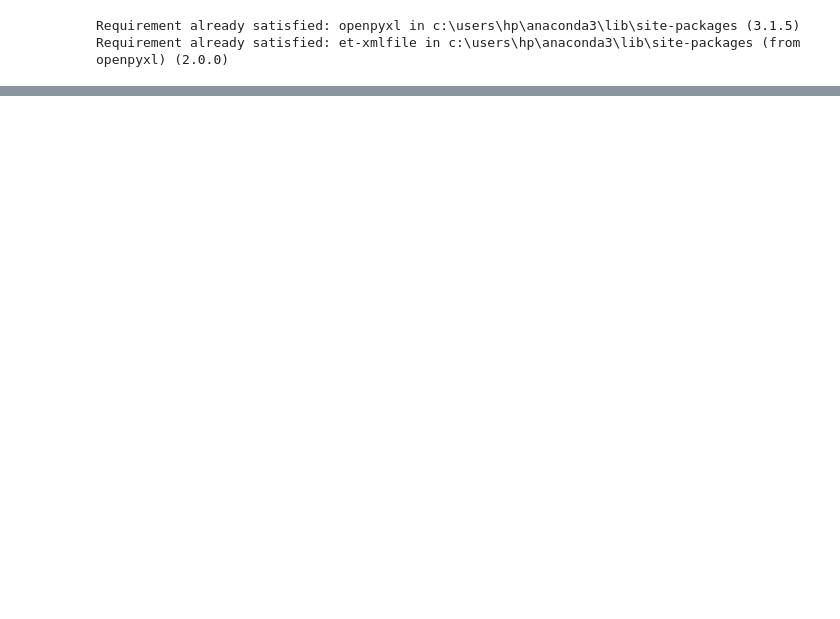
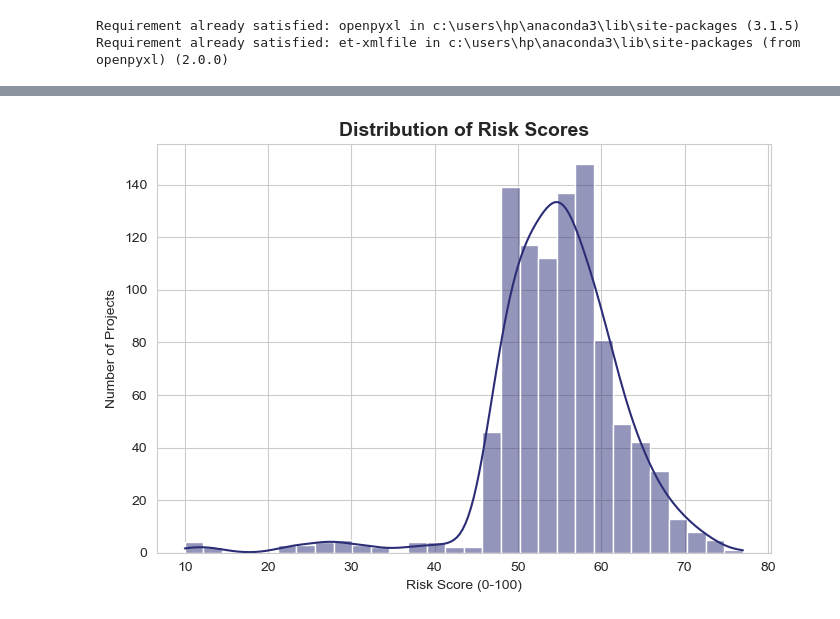
Before and after one commit to Butkii025/BhuNirvighna-Ai, a Jupyter notebook: notebook.ipynb, the cells around one changed output, grey strips where cells are left out. Cells and saved outputs as stored; diff of their text form; code cells hidden in the pictures; blank space fills up the shorter version.

```diff
--- a/notebook.ipynb
+++ b/notebook.ipynb
@@ -42,0 +166,17 @@ Requirement already satisfied: et-xmlfile in c:\users\hp\anaconda3\lib\site-pack
+# %%
+# Risk Score Distribution
+
+plt.figure(figsize=(7,5))
+
+sns.histplot(df_clean['Risk_Score_0_100'], bins=30, kde=True, color="#2b2d76")
+plt.title("Distribution of Risk Scores", fontsize=14, fontweight='bold')
+
+
+plt.xlabel("Risk Score (0-100)")
+plt.ylabel("Number of Projects")
+
+plt.tight_layout()
+plt.savefig("visuals/03_risk_score_distribution.png", dpi=200)
+plt.show()
+# %% [output]
+[figure, added]
```
Also changed, not shown: parts of 20 cells of this notebook, 1 other file.
